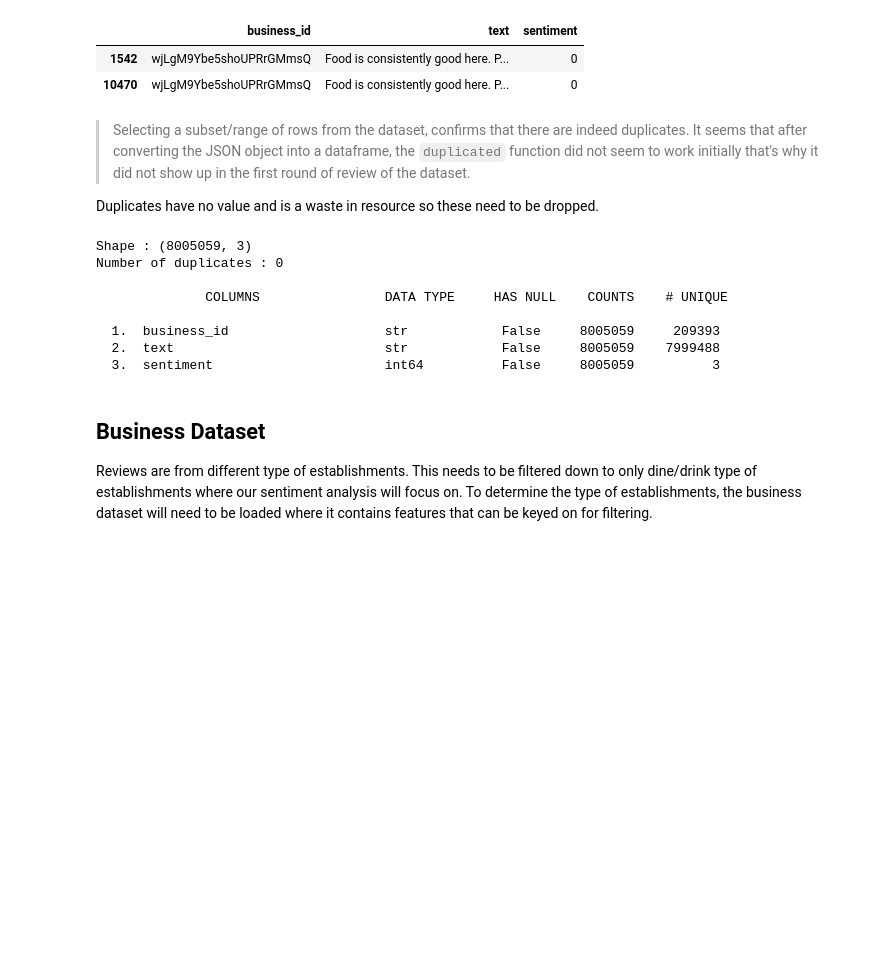
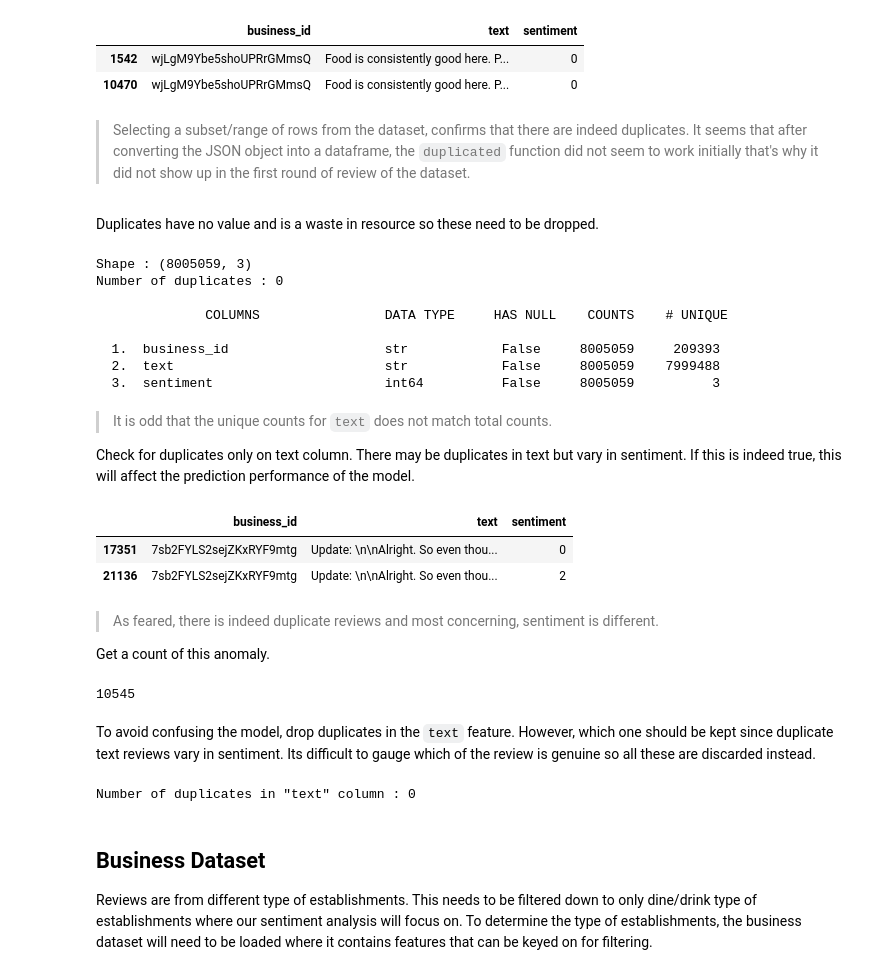
Before and after one commit to praisedev/sentiment-analysis-1, a Jupyter notebook: 1.0 Curate A Dataset.ipynb, the cells around one changed output. Cells and saved outputs as stored; diff of their text form; code cells hidden in the pictures; blank space fills up the shorter version.

```diff
--- a/1.0 Curate A Dataset.ipynb
+++ b/1.0 Curate A Dataset.ipynb
@@ -208,8 +178,8 @@ reviews_dataset[1000:12500][reviews_dataset[1000:12500].duplicated(subset=['text
 | 10470 | wjLgM9Ybe5shoUPRrGMmsQ | Food is consistently good here. P... | 0 |
 # %% [markdown]
 > Selecting a subset/range of rows from the dataset, confirms that there are indeed duplicates.  It seems that after converting the JSON object into a dataframe, the `duplicated` function did not seem to work initially that's why it did not show up in the first round of review of the dataset.
-
-Duplicates have no value and is a waste in resource so these need to be dropped.
+# %% [markdown]
+Duplicates have no value and is a waste in resource so these need to be dropped.
 # %%
 reviews_dataset.drop_duplicates(inplace=True)
 
@@ -224,6 +194,34 @@ Number of duplicates : 0
   1.  business_id                    str            False     8005059     209393
   2.  text                           str            False     8005059    7999488
   3.  sentiment                      int64          False     8005059          3
+# %% [markdown]
+> It is odd that the unique counts for `text` does not match total counts.
+
+Check for duplicates only on text column.  There may be duplicates in text but vary in sentiment. If this is indeed true, this will affect the prediction performance of the model.
+# %%
+reviews_dataset[10000:30000][reviews_dataset[10000:30000].text.duplicated(keep=False)]
+# %% [output]
+|  | business_id | text | sentiment |
+| 17351 | 7sb2FYLS2sejZKxRYF9mtg | Update: \n\nAlright. So even thou... | 0 |
+| 21136 | 7sb2FYLS2sejZKxRYF9mtg | Update: \n\nAlright. So even thou... | 2 |
+# %% [markdown]
+> As feared, there is indeed duplicate reviews and most concerning, sentiment is different.
+
+Get a count of this anomaly.
+# %%
+dup_revews_idx = reviews_dataset[reviews_dataset.text.duplicated(keep=False)].index
+len(dup_revews_idx)
+# %% [output]
+10545
+# %% [markdown]
+To avoid confusing the model, drop duplicates in the `text` feature.  However, which one should be kept since duplicate text reviews vary in sentiment.  Its difficult to gauge which of the review is genuine so all these are discarded instead.
+# %%
+reviews_dataset.drop(dup_revews_idx, inplace=True)
+
+# confirm
+print('Number of duplicates in "text" column : {}'.format(reviews_dataset.text.duplicated().sum()))
+# %% [output]
+Number of duplicates in "text" column : 0
 # %% [markdown]
 ## Business Dataset
 
```
Also changed, not shown: parts of 25 cells of this notebook.
